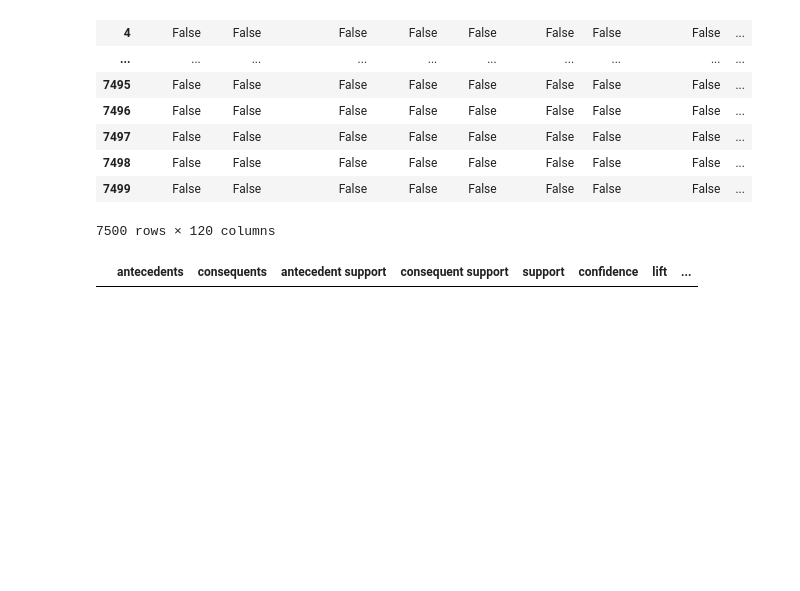
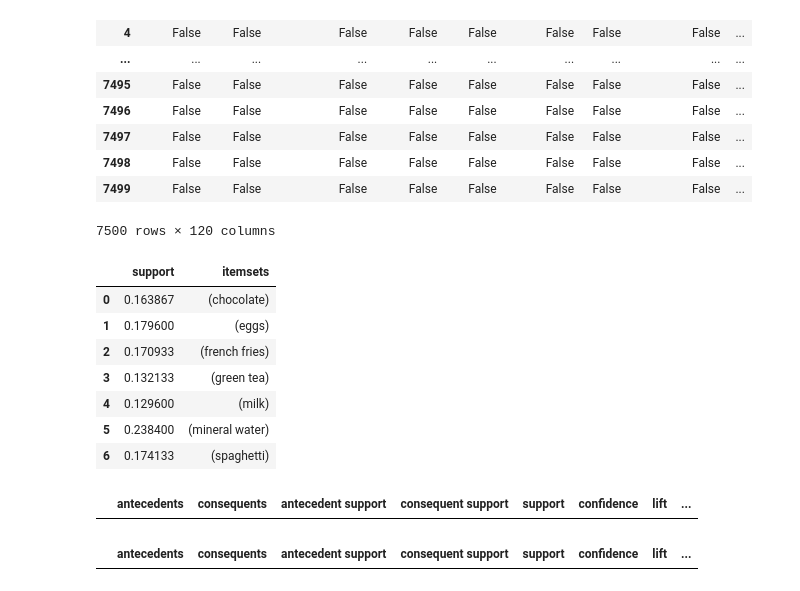
Before and after one commit to mmedoues/Association-Rules, a Jupyter notebook: model.ipynb, the cells around one changed output. Drawn from its saved outputs; the diff is of its cells as text; code cells hidden in the pictures; blank space fills up the shorter version.

```diff
--- a/model.ipynb
+++ b/model.ipynb
@@ -97,7 +97,31 @@ df2
 7500 rows × 120 columns
 # %%
 # support : Quantify how many times an item or an itemset appear in a set of transactions.
-frequent_itemsets=apriori(df2, min_support=0.6, use_colnames=True) #Instead of column indices we can use column names.
-frequent_itemsets
+# the value is between 0 and 1
+frequent_itemsets2=apriori(df2, min_support=0.1, use_colnames=True) #Instead of column indices we can use column names.
+frequent_itemsets2
 # %% [output]
-|  | antecedents | consequents | antecedent support | consequent support | support | confidence | lift | ... |
+|  | support | itemsets |
+| 0 | 0.163867 | (chocolate) |
+| 1 | 0.179600 | (eggs) |
+| 2 | 0.170933 | (french fries) |
+| 3 | 0.132133 | (green tea) |
+| 4 | 0.129600 | (milk) |
+| 5 | 0.238400 | (mineral water) |
+| 6 | 0.174133 | (spaghetti) |
+# %%
+# confidence : Quantify how likely item Y is purchased when item X is purchased, expressed as {X -> Y}. This is measured by the proportion of transactions with item X, in which item Y also appears.
+# the more confidence the more likely the item Y is purchased when item X is purchased
+# the value of confidence is between 0 and 1
+rules=association_rules(frequent_itemsets2, metric="confidence", min_threshold=0.001)
+rules
+# %% [output]
+|  | antecedents | consequents | antecedent support | consequent support | support | confidence | lift | ... |
+# %%
+# lift : Quantify how likely item Y is purchased when item X is purchased, while controlling for how popular item Y is.
+# the more lift the more likely the item Y is purchased when item X is purchased
+# the value of lift is between 0 and infinity
+rules=association_rules(frequent_itemsets2, metric="lift", min_threshold=0.000001)
+rules
+# %% [output]
+|  | antecedents | consequents | antecedent support | consequent support | support | confidence | lift | ... |
```
